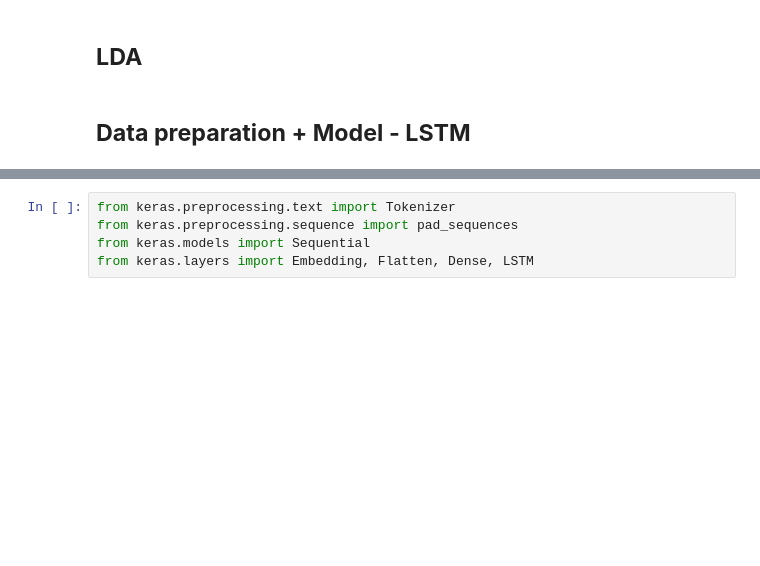
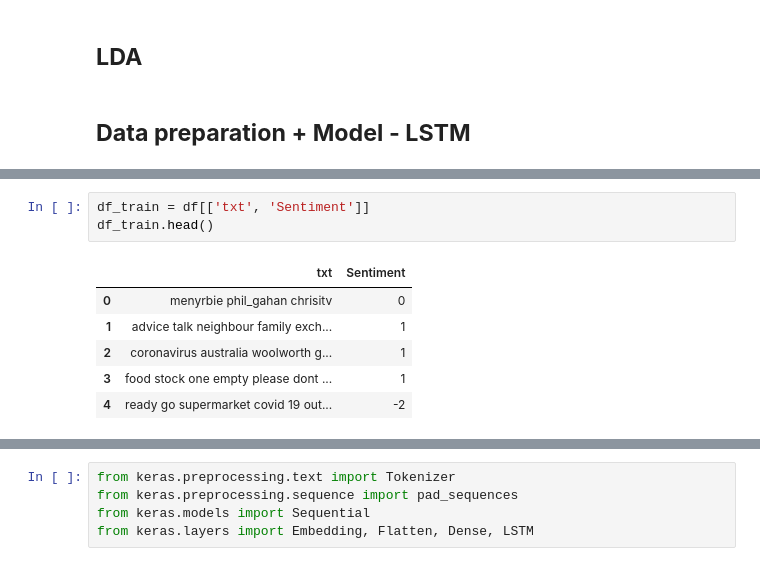
Before and after one commit to suchirmm/airline_passenger, a Jupyter notebook: corona_tweets.ipynb, the cells around one changed output, grey strips where cells are left out. Saved outputs shown, nothing was run; the diff lists cells and outputs as text; blank space fills up the shorter version.

```diff
--- a/corona_tweets.ipynb
+++ b/corona_tweets.ipynb
@@ -515,2 +537,12 @@ df['location_ner'].isnotnull().sum()
+# %%
+df_train = df[['txt', 'Sentiment']]
+df_train.head()
+# %% [output]
+|  | txt | Sentiment |
+| 0 | menyrbie phil_gahan chrisitv | 0 |
+| 1 | advice talk neighbour family exch... | 1 |
+| 2 | coronavirus australia woolworth g... | 1 |
+| 3 | food stock one empty please dont ... | 1 |
+| 4 | ready go supermarket covid 19 out... | -2 |
 # %%
 df.head()
```
Also changed, not shown: parts of 13 cells of this notebook.
